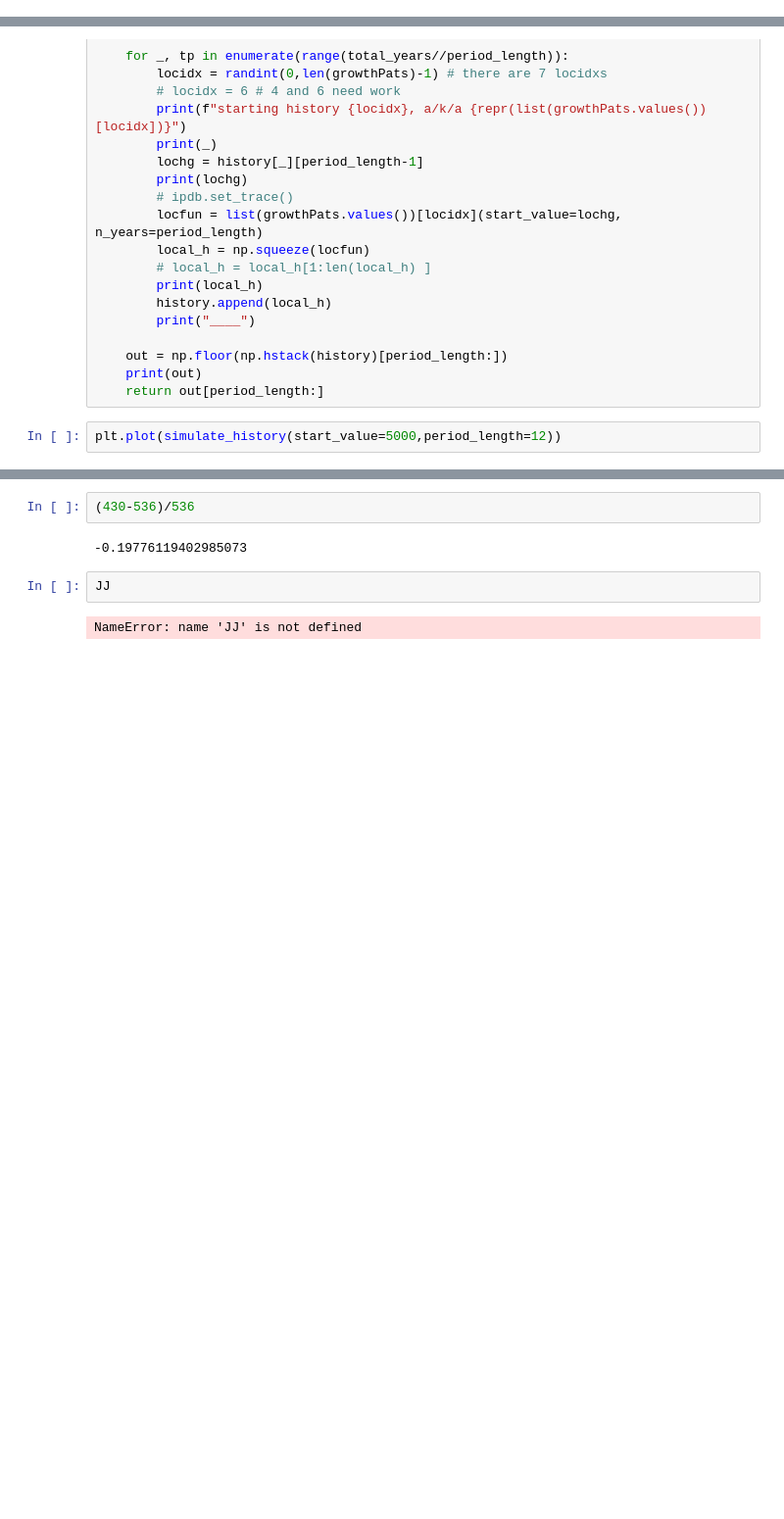
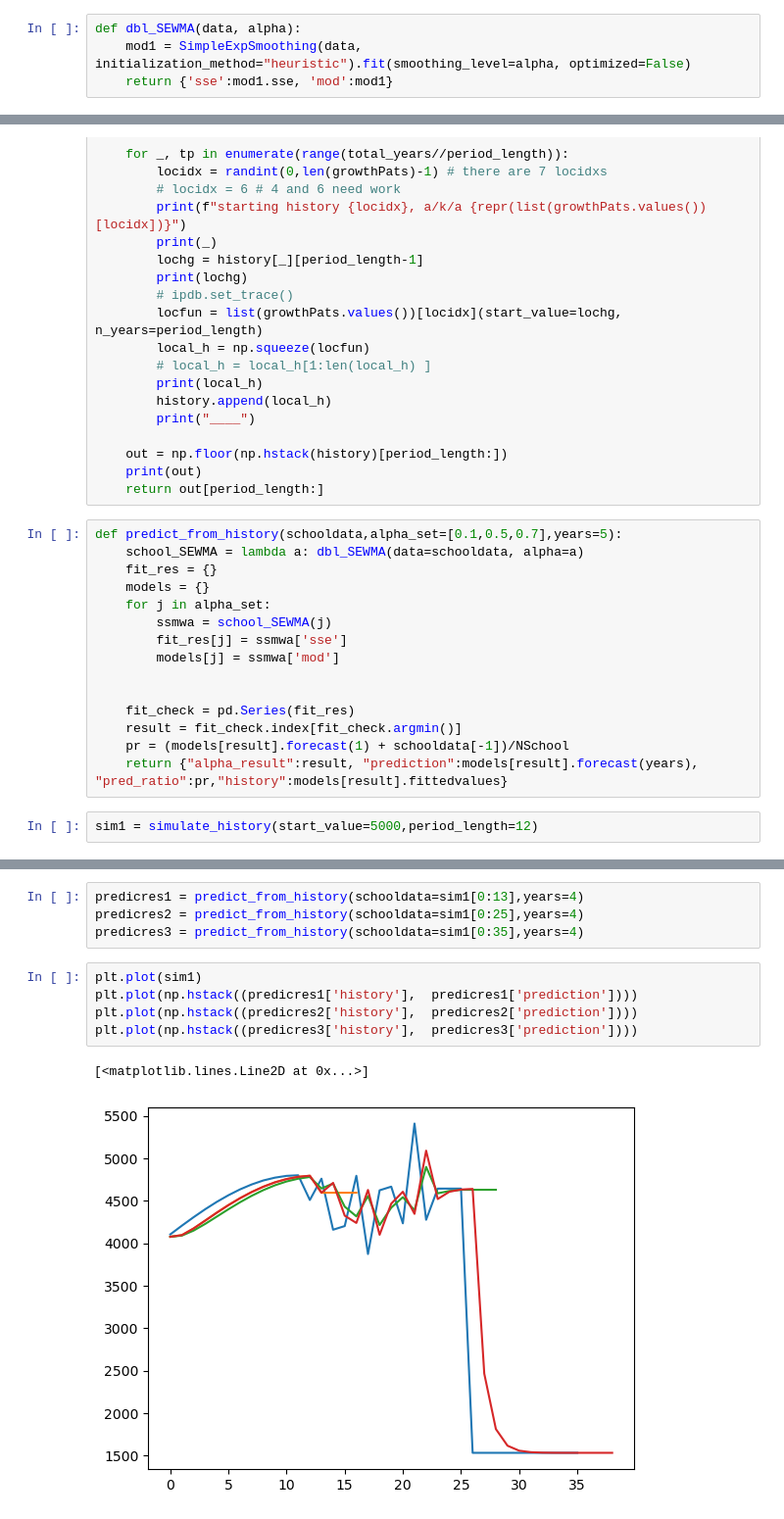
Before and after one commit to amatrhr/cas_570_project, a Jupyter notebook: school_district_and_closure.ipynb, the cells around one changed output, grey strips where cells are left out. Shown at 98% size. Saved outputs shown, nothing was run; the diff lists cells and outputs as text; blank space fills up the shorter version.

Commit message:
added predictive mechanism, but not adaptive mechanism

```diff
--- a/school_district_and_closure.ipynb
+++ b/school_district_and_closure.ipynb
@@ -32,3 +17,7 @@ bound_set = [0.0,.13,.154,.139,.31,.76]
+# %%
+def dbl_SEWMA(data, alpha):
+    mod1 = SimpleExpSmoothing(data, initialization_method="heuristic").fit(smoothing_level=alpha, optimized=False)
+    return {'sse':mod1.sse, 'mod':mod1}
 # %%
 def flat_with_noise(start_value=10., n_years=5, chgrat=0.20):
     # function to produce a level change
@@ -112,6 +101,21 @@ def simulate_history(start_value=50, total_years=50, period_length=5):
     out = np.floor(np.hstack(history)[period_length:])
     print(out)
     return out[period_length:]
+# %%
+def predict_from_history(schooldata,alpha_set=[0.1,0.5,0.7],years=5):
+    school_SEWMA = lambda a: dbl_SEWMA(data=schooldata, alpha=a)
+    fit_res = {}
+    models = {}
+    for j in alpha_set:
+        ssmwa = school_SEWMA(j)
+        fit_res[j] = ssmwa['sse']
+        models[j] = ssmwa['mod']
+
+
+    fit_check = pd.Series(fit_res)
+    result = fit_check.index[fit_check.argmin()]
+    pr = (models[result].forecast(1) + schooldata[-1])/NSchool
+    return {"alpha_result":result, "prediction":models[result].forecast(years), "pred_ratio":pr,"history":models[result].fittedvalues}
 # %%
-plt.plot(simulate_history(start_value=5000,period_length=12))
+sim1 = simulate_history(start_value=5000,period_length=12)
 # %% [output]
@@ -137,8 +139,12 @@ starting history 4, a/k/a functools.partial(<function cvx_change at 0x...>, chgs
-# %%
-(430-536)/536
-# %% [output]
--0.19776119402985073
-# %%
-JJ
-# %% [output]
-NameError: name 'JJ' is not defined
+# %%
+predicres1 = predict_from_history(schooldata=sim1[0:13],years=4)
+predicres2 = predict_from_history(schooldata=sim1[0:25],years=4)
+predicres3 = predict_from_history(schooldata=sim1[0:35],years=4)
+# %%
+plt.plot(sim1)
+plt.plot(np.hstack((predicres1['history'],  predicres1['prediction'])))
+plt.plot(np.hstack((predicres2['history'],  predicres2['prediction'])))
+plt.plot(np.hstack((predicres3['history'],  predicres3['prediction'])))
+# %% [output]
+[<matplotlib.lines.Line2D at 0x...>]
+[figure, added]
```
Also changed, not shown: parts of 3 cells of this notebook.
